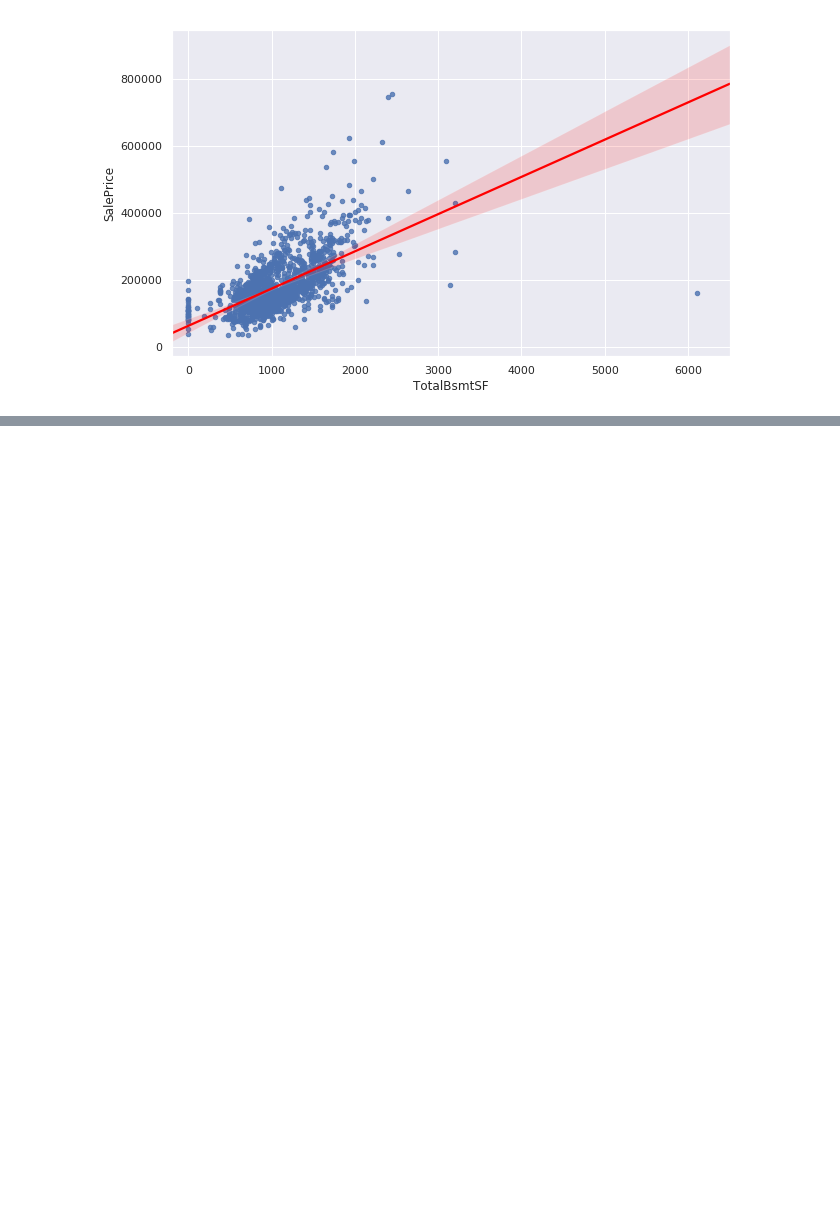
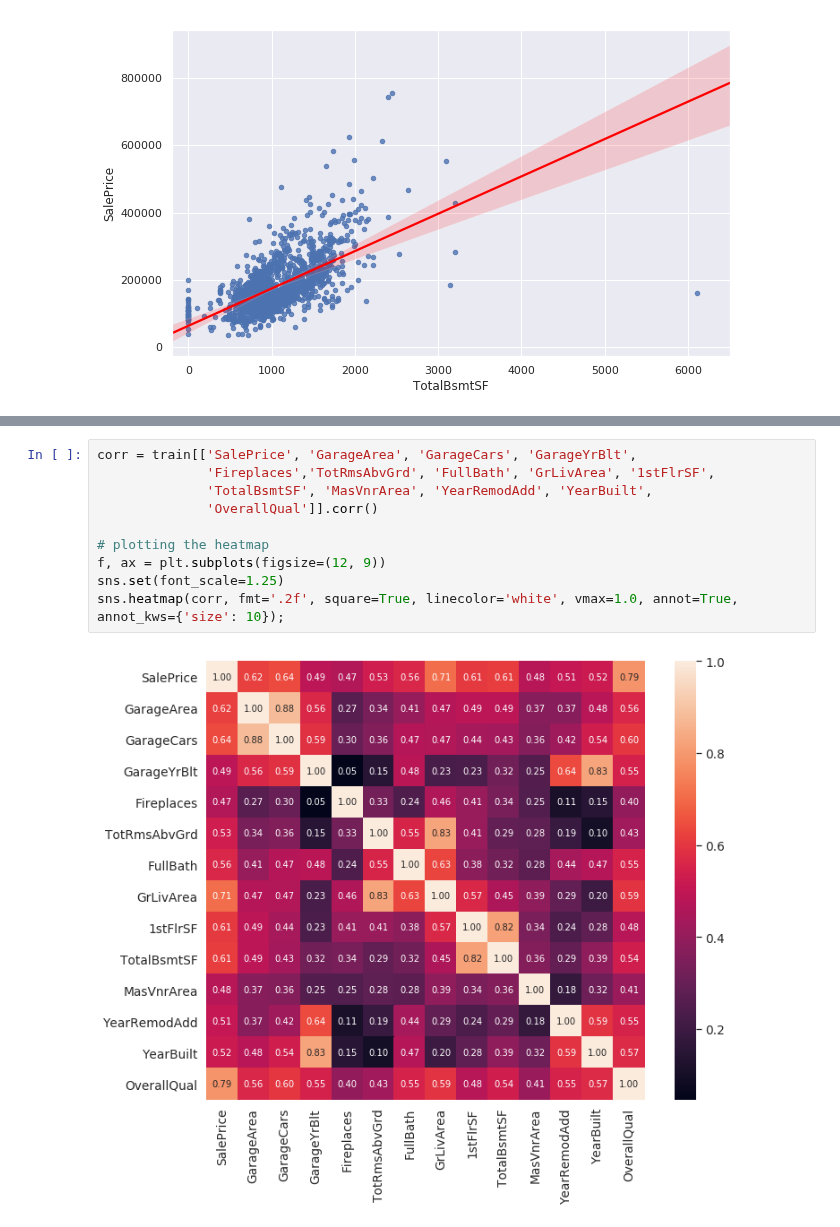
Before and after one commit to rafaelnduarte/Kaggle_House_Prices, a Jupyter notebook: Kaggle_House_Price_Prediction.ipynb, the cells around one changed output, grey strips where cells are left out. Cells and saved outputs as stored; diff of their text form; blank space fills up the shorter version.

```diff
--- a/Kaggle_House_Price_Prediction.ipynb
+++ b/Kaggle_House_Price_Prediction.ipynb
@@ -738,0 +734,12 @@ Regarding **Year Built** the graph is quite interesting. We can see a rise as th
+# %%
+corr = train[['SalePrice', 'GarageArea', 'GarageCars', 'GarageYrBlt',
+              'Fireplaces','TotRmsAbvGrd', 'FullBath', 'GrLivArea', '1stFlrSF',
+              'TotalBsmtSF', 'MasVnrArea', 'YearRemodAdd', 'YearBuilt',
+              'OverallQual']].corr()
+
+# plotting the heatmap
+f, ax = plt.subplots(figsize=(12, 9))
+sns.set(font_scale=1.25)
+sns.heatmap(corr, fmt='.2f', square=True, linecolor='white', vmax=1.0, annot=True, annot_kws={'size': 10});
+# %% [output]
+[figure, added]
```
Also changed, not shown: parts of 23 cells of this notebook.
